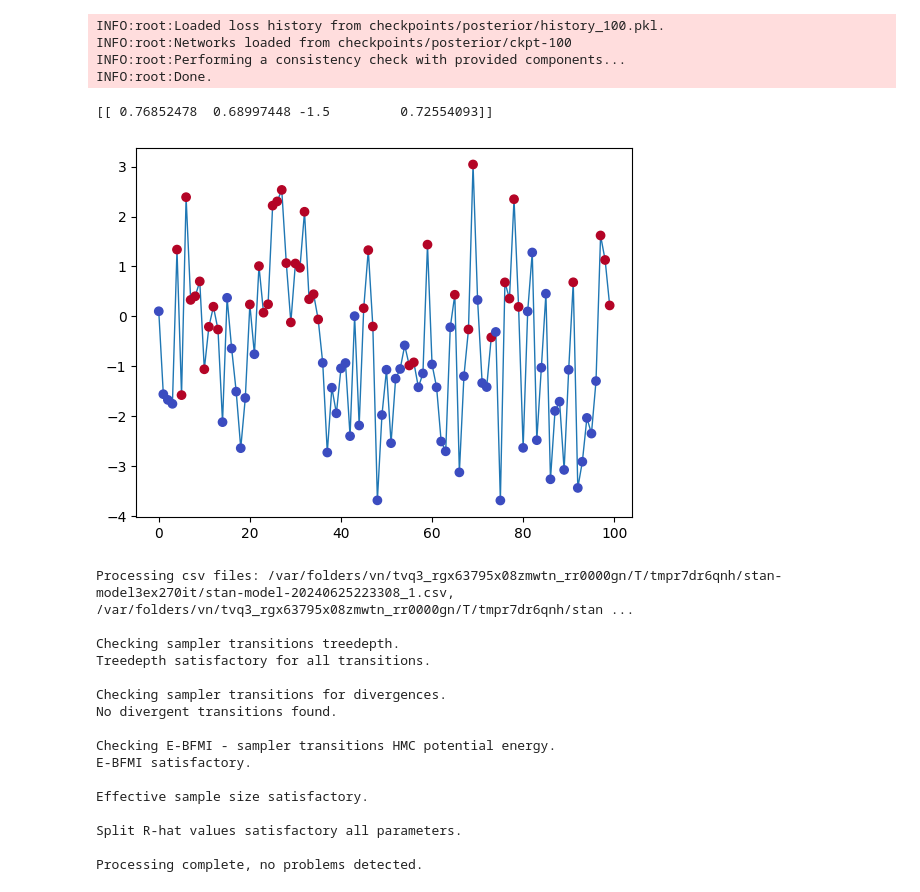
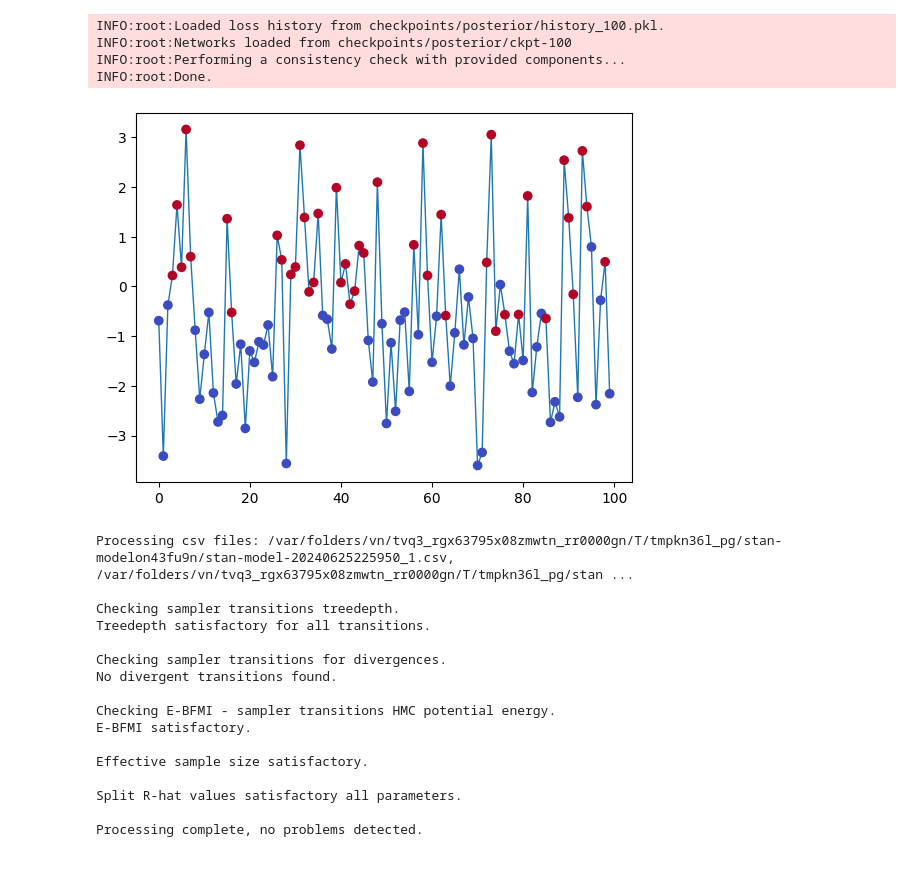
Before and after one commit to Kucharssim/bayesflow-amortized-mixtures, a Jupyter notebook: case-studies/normal-simple-hmm/calibration-stan.ipynb, the cells around one changed output. Drawn from its saved outputs; the diff is of its cells as text; code cells hidden in the pictures.

```diff
--- a/case-studies/normal-simple-hmm/calibration-stan.ipynb
+++ b/case-studies/normal-simple-hmm/calibration-stan.ipynb
@@ -64,35 +64,35 @@ INFO:root:Networks loaded from checkpoints/posterior/ckpt-100
 INFO:root:Performing a consistency check with provided components...
 INFO:root:Done.
 # %%
-true_params_unconstrained = np.array([[1.2, 0.8, -1.5, 0.8]])
+true_params_unconstrained = np.array([[1.75, 0.25, -1.5, 0.8]])
 true_params = constrain_parameters(true_params_unconstrained)
+
 df = model.simulator(true_params_unconstrained)
 df['prior_draws'] = true_params_unconstrained
 
 #df = model(1)
 df_smoothing = configurator(df)
 df_posterior = posterior_configurator(df)
 
 observables = df_smoothing['observables'][0,...,0]
 latents = df_smoothing['latents'][0,...,1]
 
 stan_df = {
     "n_obs": 100,
     "y": observables,
     "alpha": [[2, 2], [2, 2]]
 }
 
 
 plt.plot(observables, linewidth=1, zorder=-1)
 f=plt.scatter(range(len(observables)), observables, c=latents, cmap='coolwarm')
 # %% [output]
-[[ 0.76852478  0.68997448 -1.5         0.72554093]]
-[figure, old version]
+[figure, new version]
 # %%
 stan_fit = stan_model.sample(stan_df, show_progress=False)
 print(stan_fit.diagnose())
 # %% [output]
-Processing csv files: /var/folders/vn/tvq3_rgx63795x08zmwtn_rr0000gn/T/tmpr7dr6qnh/stan-model3ex270it/stan-model-20240625223308_1.csv, /var/folders/vn/tvq3_rgx63795x08zmwtn_rr0000gn/T/tmpr7dr6qnh/stan ...
+Processing csv files: /var/folders/vn/tvq3_rgx63795x08zmwtn_rr0000gn/T/tmpkn36l_pg/stan-modelon43fu9n/stan-model-20240625225950_1.csv, /var/folders/vn/tvq3_rgx63795x08zmwtn_rr0000gn/T/tmpkn36l_pg/stan ...
 
 Checking sampler transitions treedepth.
 Treedepth satisfactory for all transitions.
```
Also changed, not shown: parts of 4 cells of this notebook.
